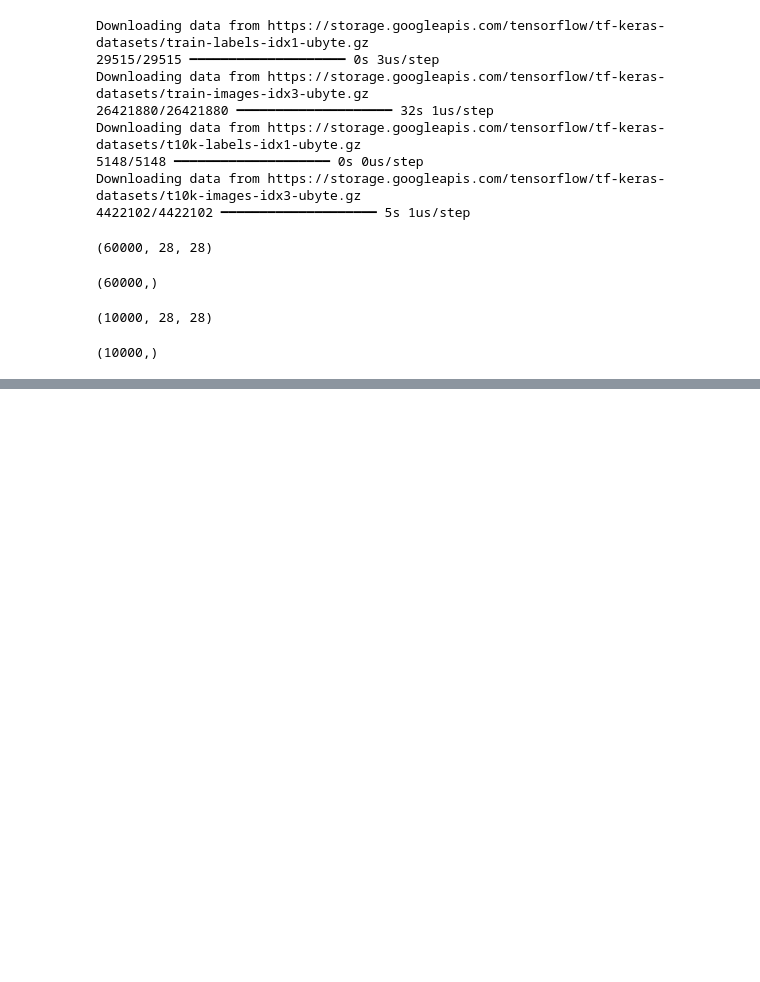
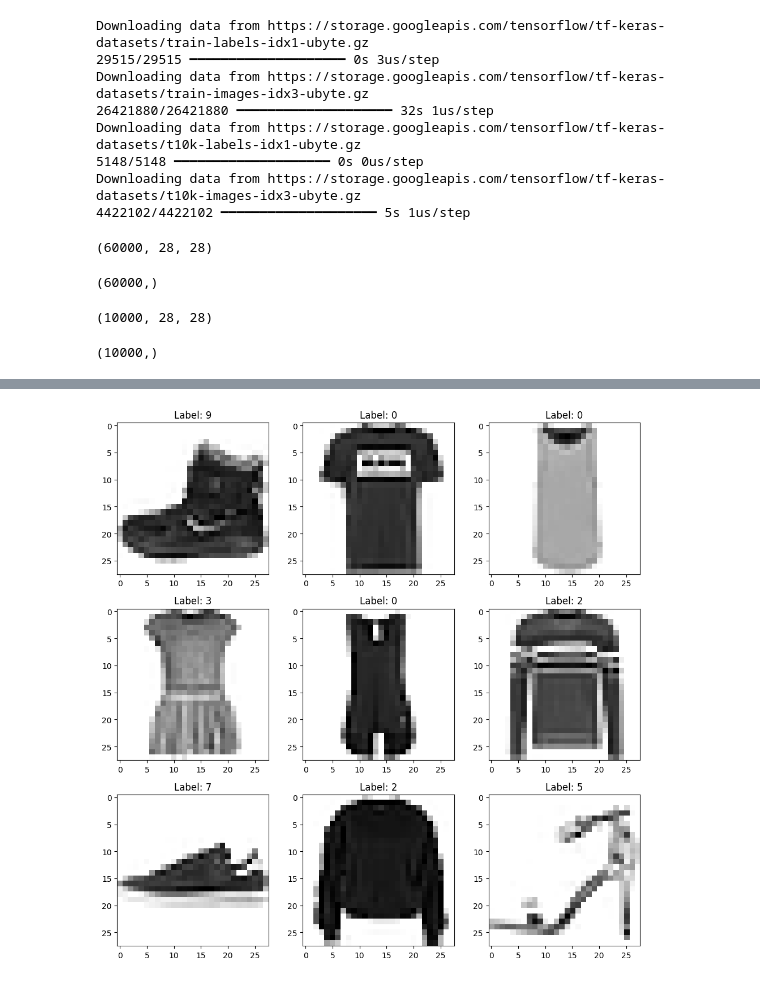
Before and after one commit to hashirahmad806/Machine_Deep_Learning_Tasks, a Jupyter notebook: Fisrt_neural_networks/Second_neural_network.ipynb, the cells around one changed output, grey strips where cells are left out. Cells and saved outputs as stored; diff of their text form; code cells hidden in the pictures; blank space fills up the shorter version.

```diff
--- a/Fisrt_neural_networks/Second_neural_network.ipynb
+++ b/Fisrt_neural_networks/Second_neural_network.ipynb
@@ -34,0 +72,16 @@ y_test.shape
+# %%
+#   here  clearly  shows  that the 0 output means  that the  item is a ankle boot.  which label is 9 in the  fashion mnist dataset.
+
+#  now  lets  see some  more examples of the  data in form of  images and  their labels
+
+fig ,ax = plt.subplots(nrows=3, ncols=3, figsize=(10,10))
+ax = ax.flatten()
+for i in range(9):
+    img = x_train[i]
+    ax[i].imshow(img, cmap=plt.cm.binary)
+    ax[i].set_title(f"Label: {y_train[i]}")
+
+plt.tight_layout()
+plt.show()
+# %% [output]
+[figure, added]
```
Also changed, not shown: parts of 5 cells of this notebook, 1 other file.
